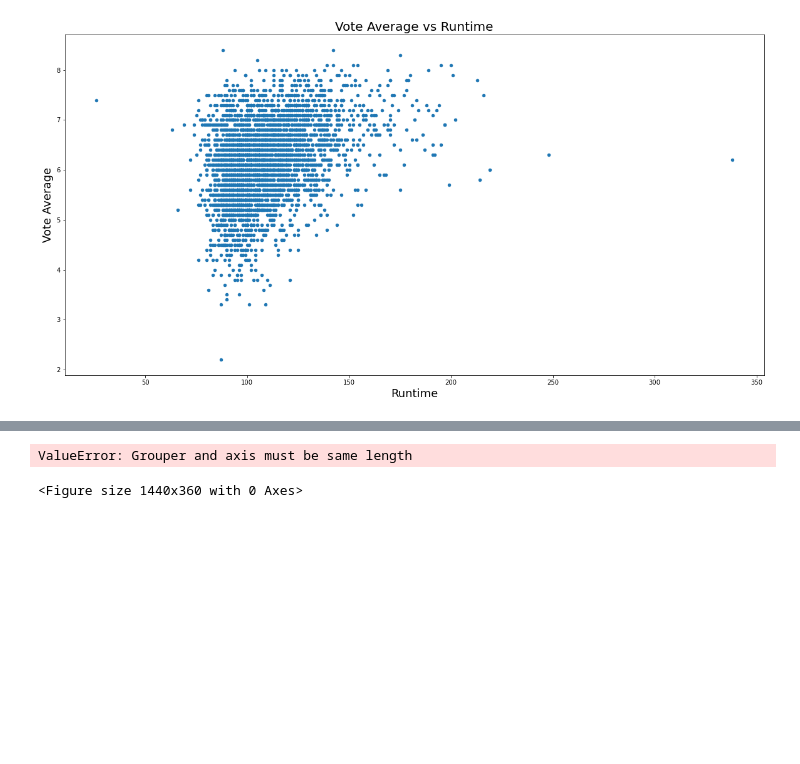
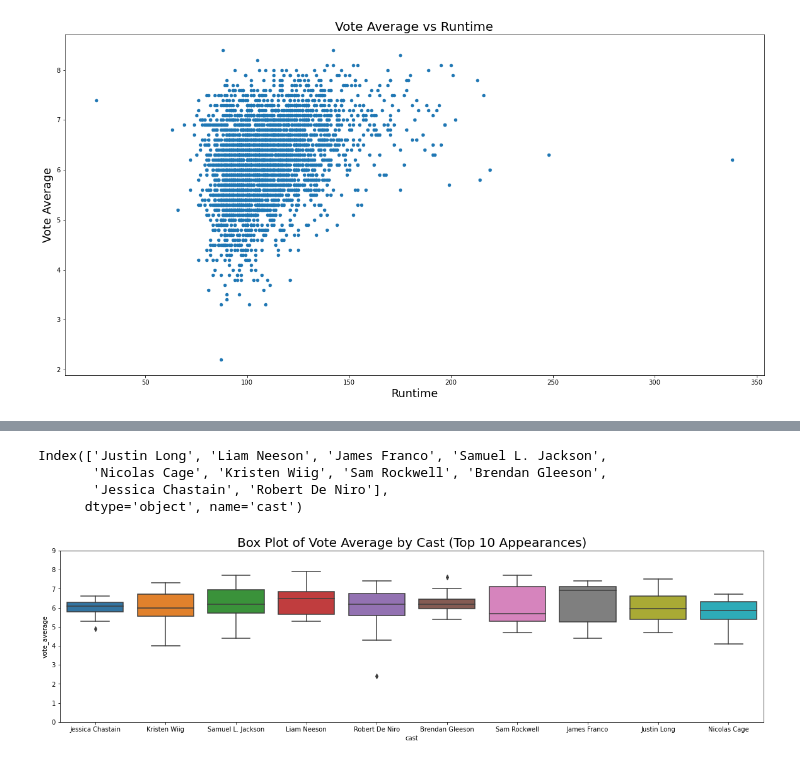
Before and after one commit to KaoriMI/Project_Investigate_a_Dataset, a Jupyter notebook: Draft_report.ipynb, the cells around one changed output, grey strips where cells are left out. Saved outputs shown, nothing was run; the diff lists cells and outputs as text; code cells hidden in the pictures; blank space fills up the shorter version.

```diff
--- a/Draft_report.ipynb
+++ b/Draft_report.ipynb
@@ -262,9 +279,21 @@ df_cast.head(1)
 # %% [output]
 |  | popularity | budget | revenue | original_title | director | keywords | runtime | genres | ... |
 | 0 | 32.985763 | 150000000.0 | 1.513529e+09 | Jurassic World | Colin Trevorrow | monster|dna|tyrannosaurus rex|vel... | 124.0 | Action|Adventure|Science Fiction|... | ... |
-# %%
-plt.figure(figsize=(20,5))
-sns.boxplot(df_cast2.index, df_cast2.vote_average0(), color = 'orange');
-# %% [output]
-ValueError: Grouper and axis must be same length
-<Figure size 1440x360 with 0 Axes>
+# %%
+df_cast2.head(10).index
+# %% [output]
+Index(['Justin Long', 'Liam Neeson', 'James Franco', 'Samuel L. Jackson',
+       'Nicolas Cage', 'Kristen Wiig', 'Sam Rockwell', 'Brendan Gleeson',
+       'Jessica Chastain', 'Robert De Niro'],
+      dtype='object', name='cast')
+# %%
+df_cast_top = df_cast[df_cast['cast'].isin(list(df_cast2.head(10).index))]
+# %%
+plt.figure(figsize=(20,5))
+sns.boxplot(df_cast_top.cast, df_cast_top.vote_average)
+plt.title('Box Plot of Vote Average by Cast (Top 10 Appearances)', fontsize = 20)
+plt.ylim(0,9)
+plt.savefig('boxplot1.png')
+plt.show()
+# %% [output]
+[figure, added]
```
Also changed, not shown: parts of 50 cells of this notebook, 3 other files.
